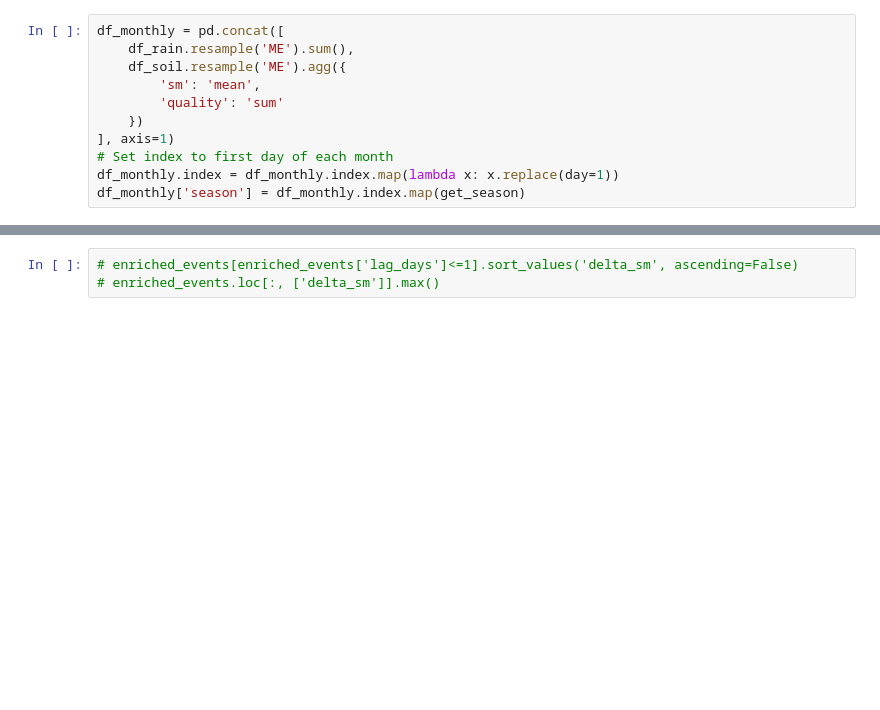
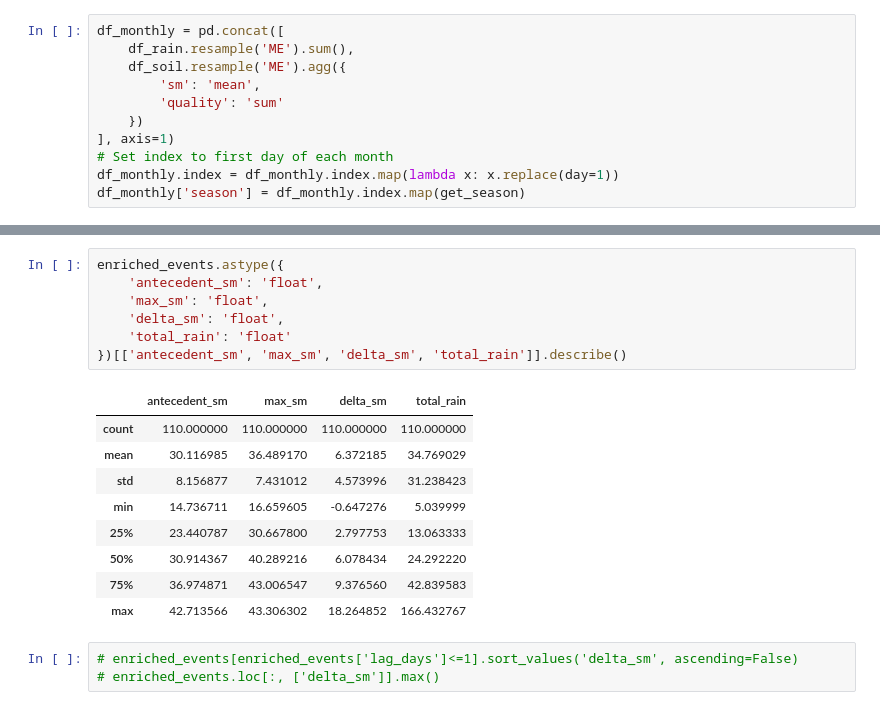
Before and after one commit to Alioax/rainfall-soil-moisture, a Jupyter notebook: 1. EDA.ipynb, the cells around one changed output, grey strips where cells are left out. Drawn from its saved outputs; the diff is of its cells as text; blank space fills up the shorter version.

```diff
--- a/1. EDA.ipynb
+++ b/1. EDA.ipynb
@@ -399,3 +512,20 @@ fig.savefig('./figs/dt events.pdf', bbox_inches='tight')
+# %%
+enriched_events.astype({
+    'antecedent_sm': 'float',
+    'max_sm': 'float',
+    'delta_sm': 'float',
+    'total_rain': 'float'
+})[['antecedent_sm', 'max_sm', 'delta_sm', 'total_rain']].describe()
+# %% [output]
+|  | antecedent_sm | max_sm | delta_sm | total_rain |
+| count | 110.000000 | 110.000000 | 110.000000 | 110.000000 |
+| mean | 30.116985 | 36.489170 | 6.372185 | 34.769029 |
+| std | 8.156877 | 7.431012 | 4.573996 | 31.238423 |
+| min | 14.736711 | 16.659605 | -0.647276 | 5.039999 |
+| 25% | 23.440787 | 30.667800 | 2.797753 | 13.063333 |
+| 50% | 30.914367 | 40.289216 | 6.078434 | 24.292220 |
+| 75% | 36.974871 | 43.006547 | 9.376560 | 42.839583 |
+| max | 42.713566 | 43.306302 | 18.264852 | 166.432767 |
 # %%
 # enriched_events[enriched_events['lag_days']<=1].sort_values('delta_sm', ascending=False)
 # enriched_events.loc[:, ['delta_sm']].max()
```
Also changed, not shown: parts of 7 cells of this notebook, 9 other files.
